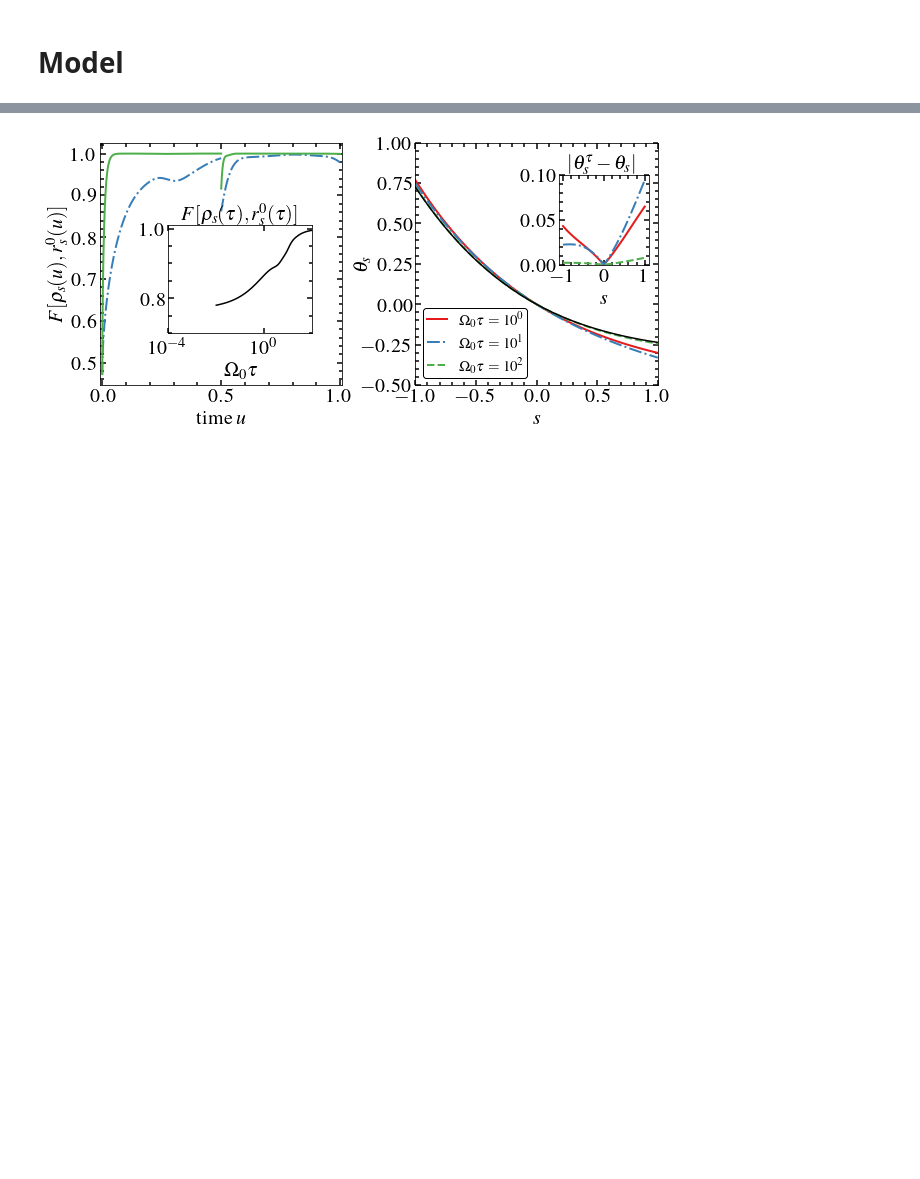
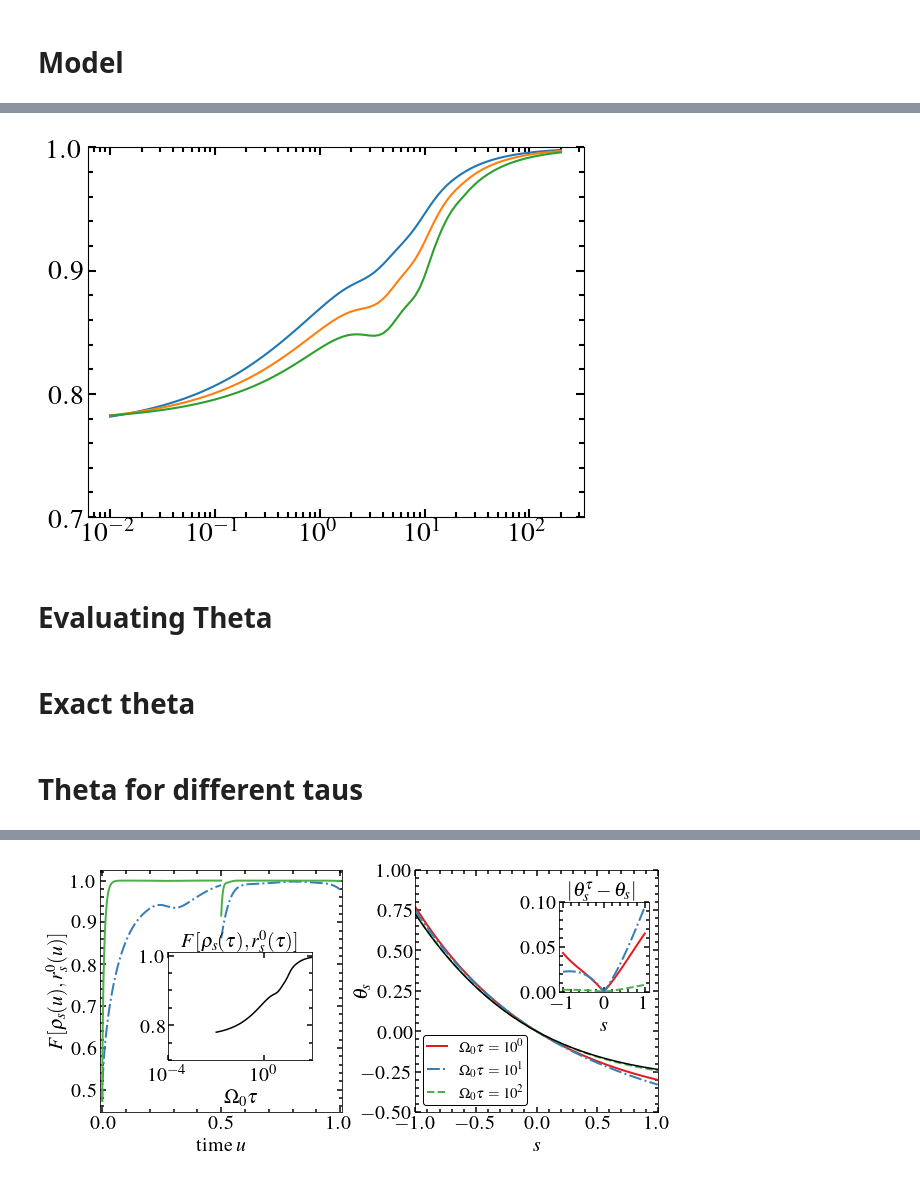
Before and after one commit to PauloJPS/2024-large-deviation-full-counting-statistics-in-adiabatic-open-quantum-dynamics, a Jupyter notebook: Codes/Adiabaticity_against_Quench.ipynb, the cells around one changed output, grey strips where cells are left out. Cells and saved outputs as stored; diff of their text form; code cells hidden in the pictures; blank space fills up the shorter version.

```diff
--- a/Codes/Adiabaticity_against_Quench.ipynb
+++ b/Codes/Adiabaticity_against_Quench.ipynb
@@ -192,34 +205,9 @@ def Apply_Tilted_lindblad(t, rho, args):
 # %% [markdown]
 # Model
 # %%
-H0 = (qt.qeye(2) + qt.sigmaz())/2
-H1 = qt.sigmax()
+def driving(t, args):
 
-Lm = qt.sigmam()
-Lp = qt.sigmap()
-
-######## Parameters
-
-laser = 1.0
-tempe = 0.5
-omega = 1.0
-gamma = 1.0
-
-n_occ = 0 # 1.0/(np.exp(omega/tempe) - 1)
-
-######### Driving
-
-def driving(t, args):
-    t_half = args["tau"]/2
-    if t < t_half:
-        return args["laser"]*np.cos(np.pi*(t/(t_half)))
+    if t < args["tau"]/2:
+        return args["laser"]*np.cos(np.pi*(2*t/args["tau"]))
     else:
-        return args["laser"]*np.sin(np.pi*(t/(t_half)))
-
-H = [H0, [H1, driving]]
-
-c_ops = [np.sqrt(gamma * (n_occ + 1))*Lm, np.sqrt(gamma * n_occ)*Lp]
-
-
-rho0 = (1/2)*(qt.basis(2,0)+qt.basis(2,1))*(qt.basis(2,1).dag() + qt.basis(2,0).dag())
-rho0
+        return args["laser"]*np.sin(np.pi*(2*t/args["tau"]))
@@ -407,3 +406,17 @@ True 199.52623149688787
+# %%
+plt.plot(tau_list, FTs[0])
+plt.plot(tau_list, FTs[1])
+plt.plot(tau_list, FTs[2])
+
+plt.ylim((0.7, 1))
+
+plt.xscale("log")
+# %% [output]
+[figure, added]
+# %% [markdown]
+# Evaluating Theta
+# %% [markdown]
+# Exact theta
 # %%
 ####
 #### Evaluating numerically the exact theta
@@ -428 +444,3 @@ for s in s_list:
+# %% [markdown]
+# Theta for different taus
 # %%
```
Also changed, not shown: parts of 21 cells of this notebook, 7 other files.
